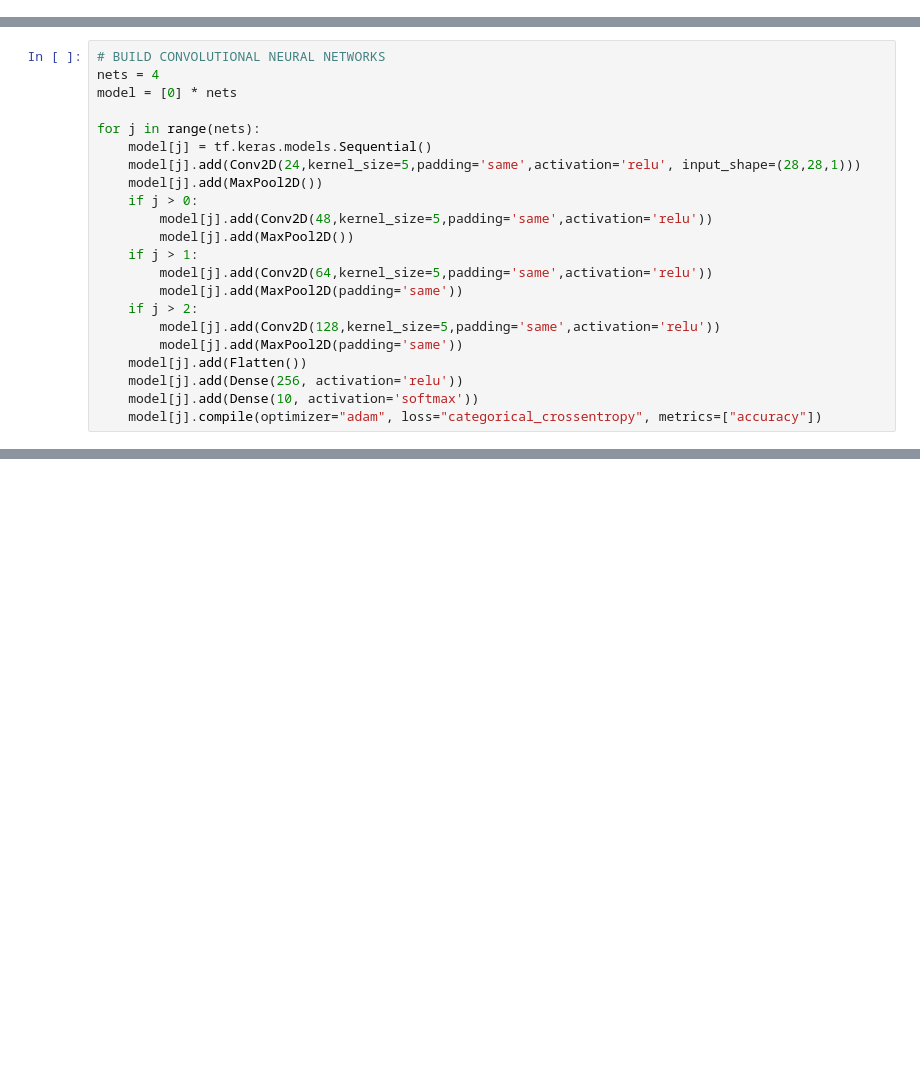
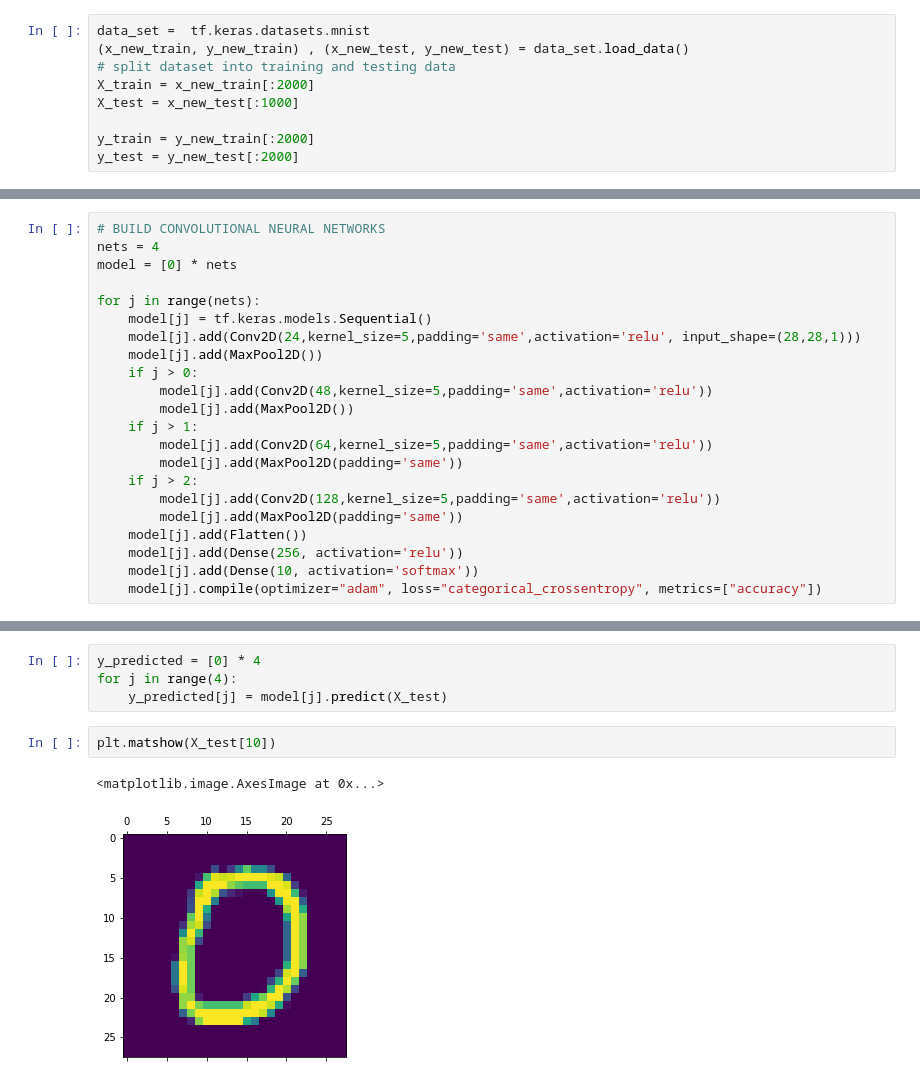
Before and after one commit to Abd-Elhadi/Handwritten-Digit-Classification, a Jupyter notebook: Handwritten Digit Classification .ipynb, the cells around one changed output, grey strips where cells are left out. Drawn from its saved outputs; the diff is of its cells as text; blank space fills up the shorter version.

```diff
--- a/Handwritten Digit Classification .ipynb
+++ b/Handwritten Digit Classification .ipynb
@@ -15,3 +12,12 @@ data_set =  tf.keras.datasets.mnist
+# %%
+data_set =  tf.keras.datasets.mnist
+(x_new_train, y_new_train) , (x_new_test, y_new_test) = data_set.load_data()
+# split dataset into training and testing data
+X_train = x_new_train[:2000]
+X_test = x_new_test[:1000]
+
+y_train = y_new_train[:2000]
+y_test = y_new_test[:2000]
 # %% [markdown]
 #### Print a simple data
 # %%
@@ -148,0 +103,9 @@ Model:  4
+# %%
+y_predicted = [0] * 4
+for j in range(4):
+    y_predicted[j] = model[j].predict(X_test)
+# %%
+plt.matshow(X_test[10])
+# %% [output]
+<matplotlib.image.AxesImage at 0x...>
+[figure, added]
```
Also changed, not shown: parts of 7 cells of this notebook.
